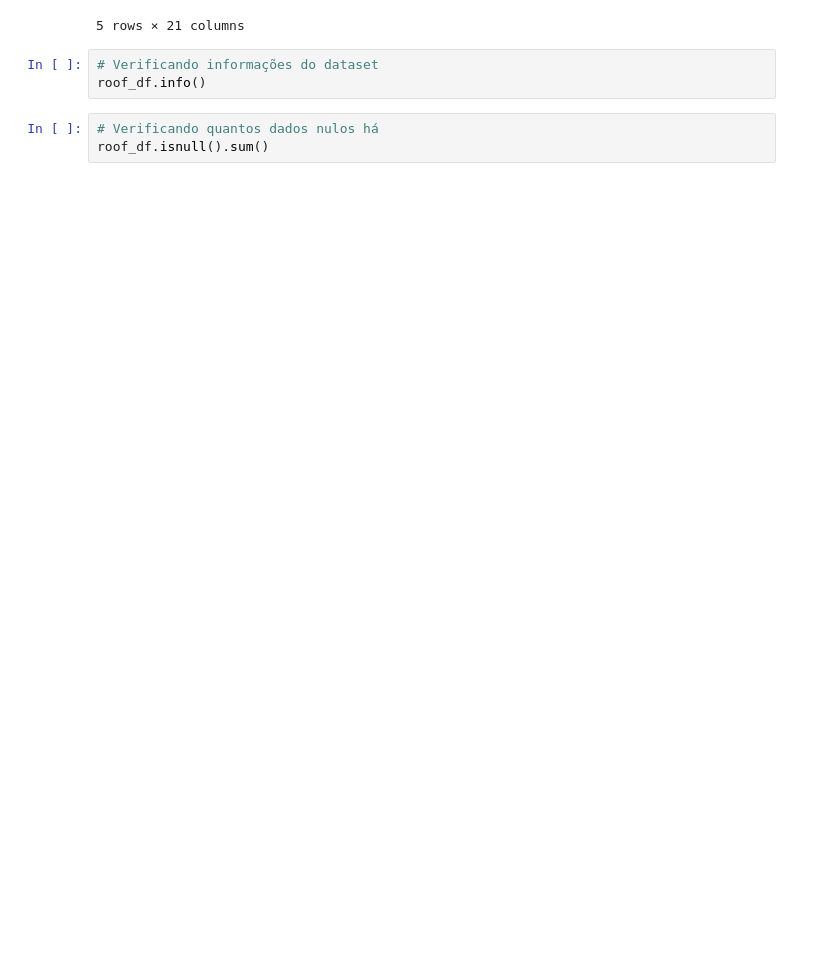
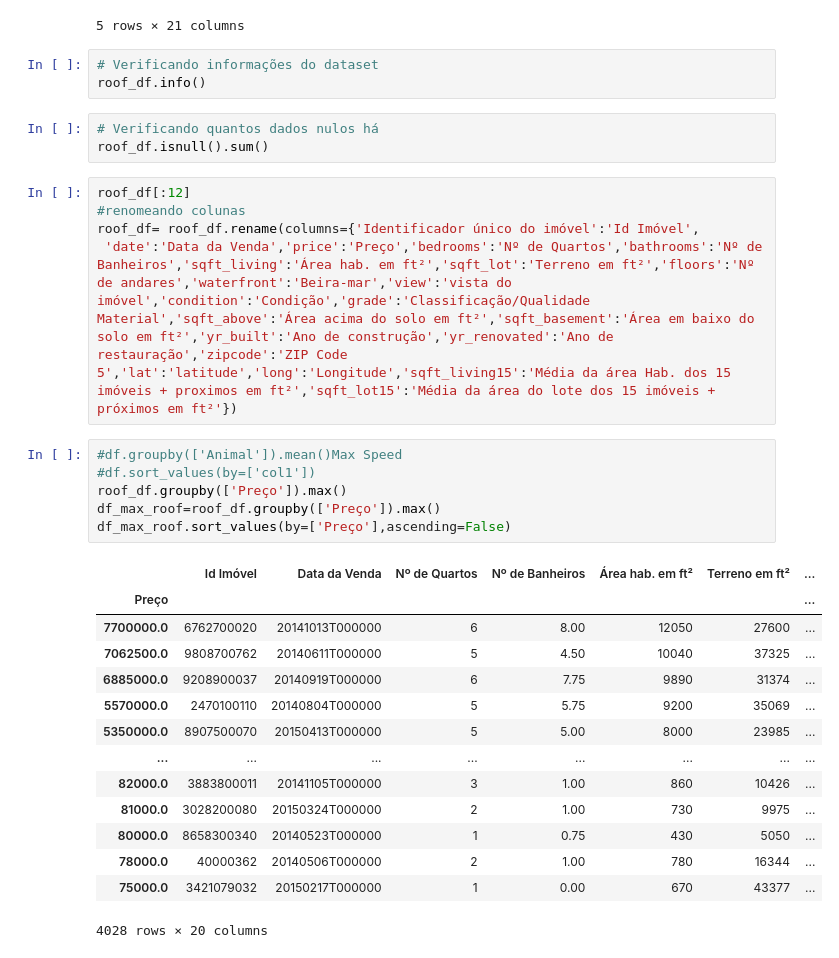
Before and after one commit to ramon-santana-silva/miniprojeto01, a Jupyter notebook: roofimoveis.ipynb, the cells around one changed output. Drawn from its saved outputs; the diff is of its cells as text; blank space fills up the shorter version.

```diff
--- a/roofimoveis.ipynb
+++ b/roofimoveis.ipynb
@@ -31,3 +70,29 @@ roof_df.info()
 # %%
 # Verificando quantos dados nulos há
 roof_df.isnull().sum()
+# %%
+roof_df[:12]
+#renomeando colunas
+roof_df= roof_df.rename(columns={'Identificador único do imóvel':'Id Imóvel',
+ 'date':'Data da Venda','price':'Preço','bedrooms':'Nº de Quartos','bathrooms':'Nº de Banheiros','sqft_living':'Área hab. em ft²','sqft_lot':'Terreno em ft²','floors':'Nº de andares','waterfront':'Beira-mar','view':'vista do imóvel','condition':'Condição','grade':'Classificação/Qualidade Material','sqft_above':'Área acima do solo em ft²','sqft_basement':'Área em baixo do solo em ft²','yr_built':'Ano de construção','yr_renovated':'Ano de restauração','zipcode':'ZIP Code 5','lat':'latitude','long':'Longitude','sqft_living15':'Média da área Hab. dos 15 imóveis + proximos em ft²','sqft_lot15':'Média da área do lote dos 15 imóveis + próximos em ft²'})
+# %%
+#df.groupby(['Animal']).mean()Max Speed
+#df.sort_values(by=['col1'])
+roof_df.groupby(['Preço']).max()
+df_max_roof=roof_df.groupby(['Preço']).max()
+df_max_roof.sort_values(by=['Preço'],ascending=False)
+# %% [output]
+|  | Id Imóvel | Data da Venda | Nº de Quartos | Nº de Banheiros | Área hab. em ft² | Terreno em ft² | ... |
+| Preço |  |  |  |  |  |  | ... |
+| 7700000.0 | 6762700020 | 20141013T000000 | 6 | 8.00 | 12050 | 27600 | ... |
+| 7062500.0 | 9808700762 | 20140611T000000 | 5 | 4.50 | 10040 | 37325 | ... |
+| 6885000.0 | 9208900037 | 20140919T000000 | 6 | 7.75 | 9890 | 31374 | ... |
+| 5570000.0 | 2470100110 | 20140804T000000 | 5 | 5.75 | 9200 | 35069 | ... |
+| 5350000.0 | 8907500070 | 20150413T000000 | 5 | 5.00 | 8000 | 23985 | ... |
+| ... | ... | ... | ... | ... | ... | ... | ... |
+| 82000.0 | 3883800011 | 20141105T000000 | 3 | 1.00 | 860 | 10426 | ... |
+| 81000.0 | 3028200080 | 20150324T000000 | 2 | 1.00 | 730 | 9975 | ... |
+| 80000.0 | 8658300340 | 20140523T000000 | 1 | 0.75 | 430 | 5050 | ... |
+| 78000.0 | 40000362 | 20140506T000000 | 2 | 1.00 | 780 | 16344 | ... |
+| 75000.0 | 3421079032 | 20150217T000000 | 1 | 0.00 | 670 | 43377 | ... |
+4028 rows × 20 columns
```
Also changed, not shown: parts of 4 cells of this notebook.
